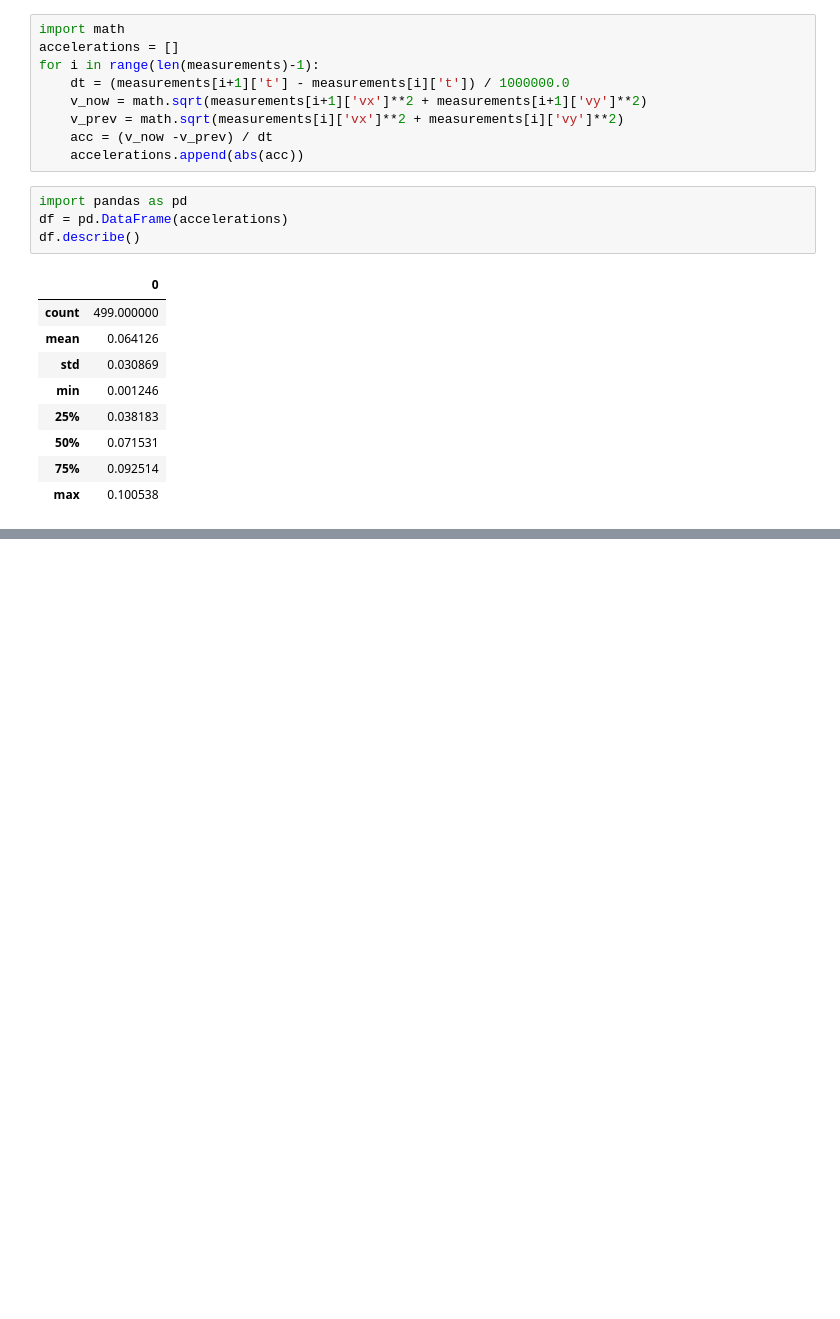
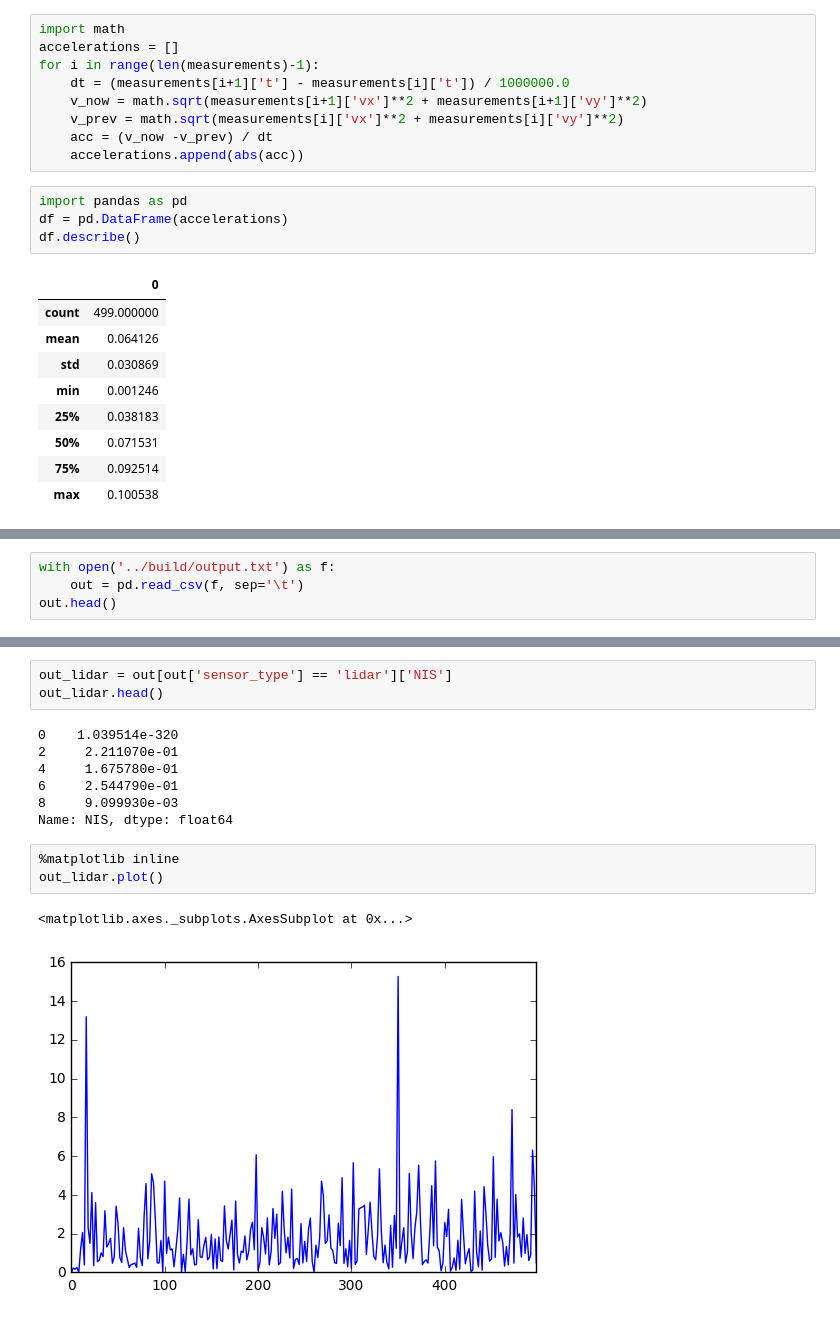
Before and after one commit to ddrm86/udacity-selfdriving-t2-p2, a Jupyter notebook: src/noise_estimation.ipynb, the cells around one changed output, grey strips where cells are left out. Drawn from its saved outputs; the diff is of its cells as text; blank space fills up the shorter version.

Commit message:
Add NIS calculation and plots

```diff
--- a/src/noise_estimation.ipynb
+++ b/src/noise_estimation.ipynb
@@ -41,0 +44,4 @@ df.describe()
+# %%
+with open('../build/output.txt') as f:
+    out = pd.read_csv(f, sep='\t')
+out.head()
@@ -41,0 +55,16 @@ df.describe()
+# %%
+out_lidar = out[out['sensor_type'] == 'lidar']['NIS']
+out_lidar.head()
+# %% [output]
+0    1.039514e-320
+2     2.211070e-01
+4     1.675780e-01
+6     2.544790e-01
+8     9.099930e-03
+Name: NIS, dtype: float64
+# %%
+%matplotlib inline
+out_lidar.plot()
+# %% [output]
+<matplotlib.axes._subplots.AxesSubplot at 0x...>
+[figure, added]
```
Also changed, not shown: parts of 3 cells of this notebook, 1 other file.
